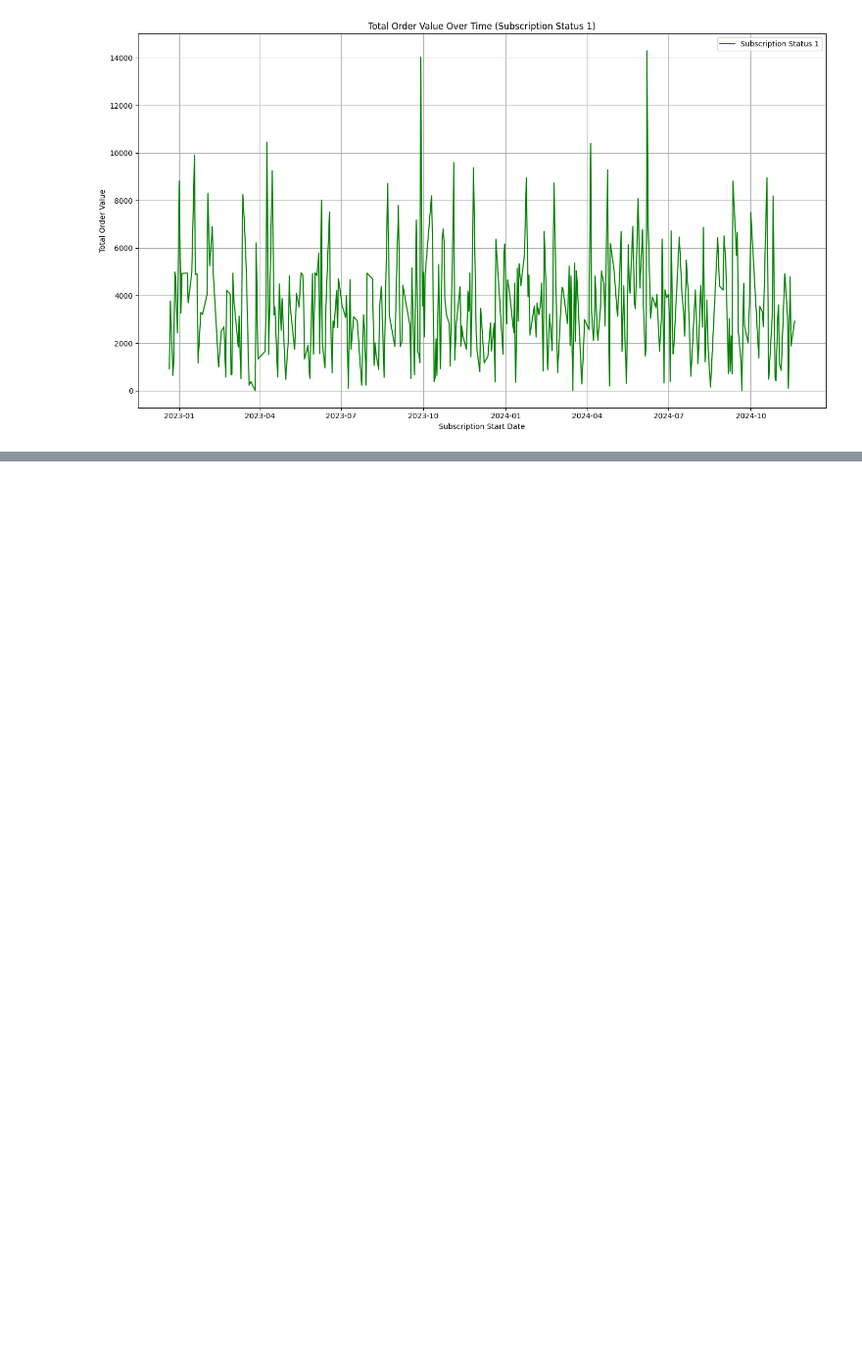
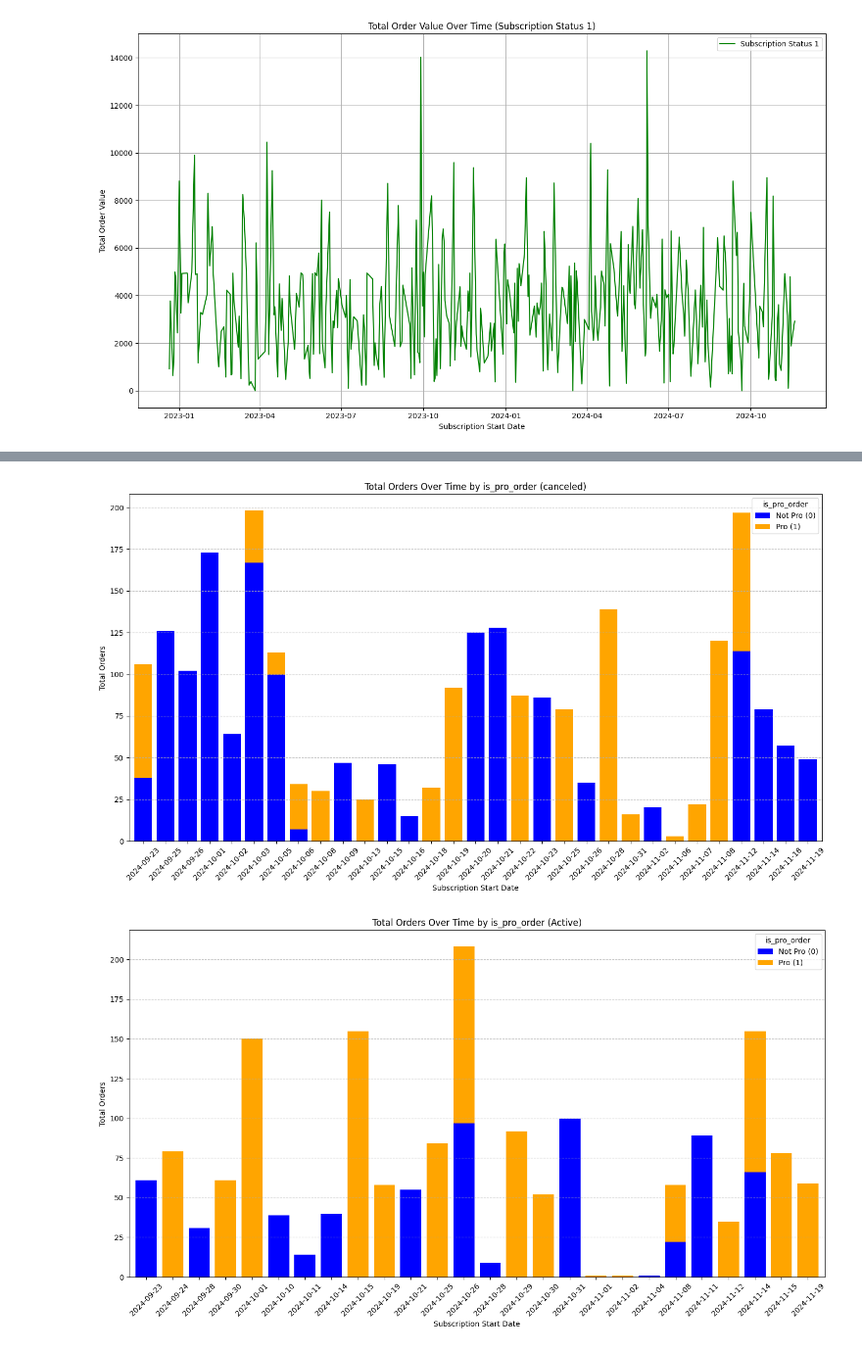
Before and after one commit to hanieranjbar/snappfood_task, a Jupyter notebook: 1stpythontaskEDA.ipynb, the cells around one changed output, grey strips where cells are left out. Shown at 98% size. Cells and saved outputs as stored; diff of their text form; code cells hidden in the pictures; blank space fills up the shorter version.

```diff
--- a/1stpythontaskEDA.ipynb
+++ b/1stpythontaskEDA.ipynb
@@ -133,0 +197,67 @@ plt.show()
+# %%
+import pandas as pd
+import matplotlib.pyplot as plt
+import seaborn as sns
+
+file_path = "foodpro_users.csv"
+data = pd.read_csv(file_path)
+
+data['subscription_start'] = pd.to_datetime(data['subscription_start'])
+
+three_months_ago = pd.Timestamp.now() - pd.DateOffset(months=3)
+data = data[data['subscription_start'] >= three_months_ago]
+
+data['subscription_start'] = data['subscription_start'].dt.strftime('%Y-%m-%d')
+
+data_0 = data[data['subscription_status'] == 0]
+data_1 = data[data['subscription_status'] == 1]
+
+metrics_0 = data_0.groupby(['subscription_start', 'is_pro_order']).agg({
+    'total_orders': 'sum'
+}).reset_index()
+
+metrics_1 = data_1.groupby(['subscription_start', 'is_pro_order']).agg({
+    'total_orders': 'sum'
+}).reset_index()
+
+metrics_0_pivot = metrics_0.pivot(index='subscription_start', columns='is_pro_order', values='total_orders').fillna(0)
+metrics_1_pivot = metrics_1.pivot(index='subscription_start', columns='is_pro_order', values='total_orders').fillna(0)
+
+plt.figure(figsize=(14, 8))
+metrics_0_pivot.plot(
+    kind='bar',
+    stacked=True,
+    color=['blue', 'orange'],
+    figsize=(14, 8),
+    width=0.8,
+    ax=plt.gca()
+)
+plt.title('Total Orders Over Time by is_pro_order (canceled)')
+plt.xlabel('Subscription Start Date')
+plt.ylabel('Total Orders')
+plt.legend(title='is_pro_order', labels=['Not Pro (0)', 'Pro (1)'])
+plt.xticks(rotation=45)
+plt.grid(axis='y', linestyle='--', alpha=0.7)
+plt.tight_layout()
+plt.show()
+
+plt.figure(figsize=(14, 8))
+metrics_1_pivot.plot(
+    kind='bar',
+    stacked=True,
+    color=['blue', 'orange'],
+    figsize=(14, 8),
+    width=0.8,
+    ax=plt.gca()
+)
+plt.title('Total Orders Over Time by is_pro_order (Active)')
+plt.xlabel('Subscription Start Date')
+plt.ylabel('Total Orders')
+plt.legend(title='is_pro_order', labels=['Not Pro (0)', 'Pro (1)'])
+plt.xticks(rotation=45)
+plt.grid(axis='y', linestyle='--', alpha=0.7)
+plt.tight_layout()
+plt.show()
+# %% [output]
+[figure, added]
+[figure, added]
```
Also changed, not shown: parts of 6 cells of this notebook.
